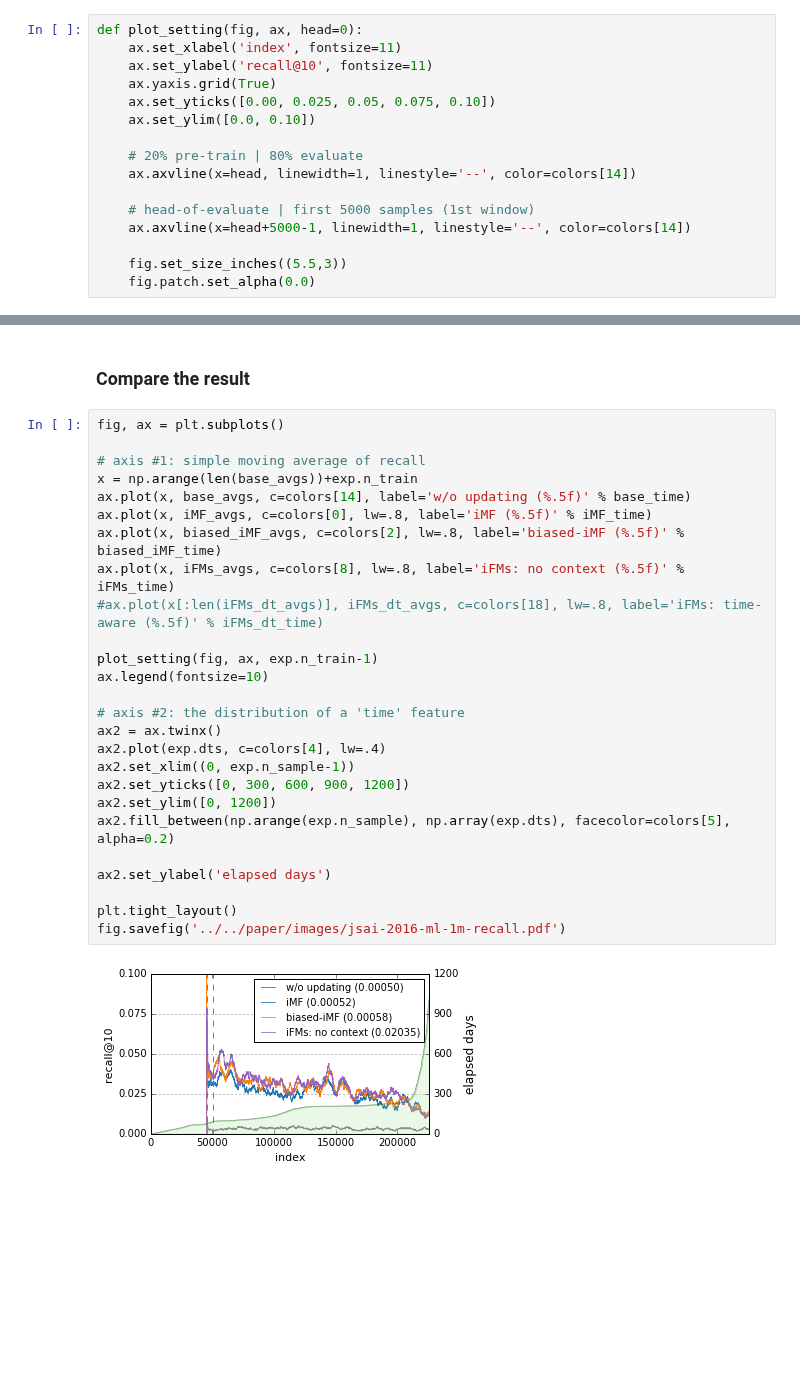
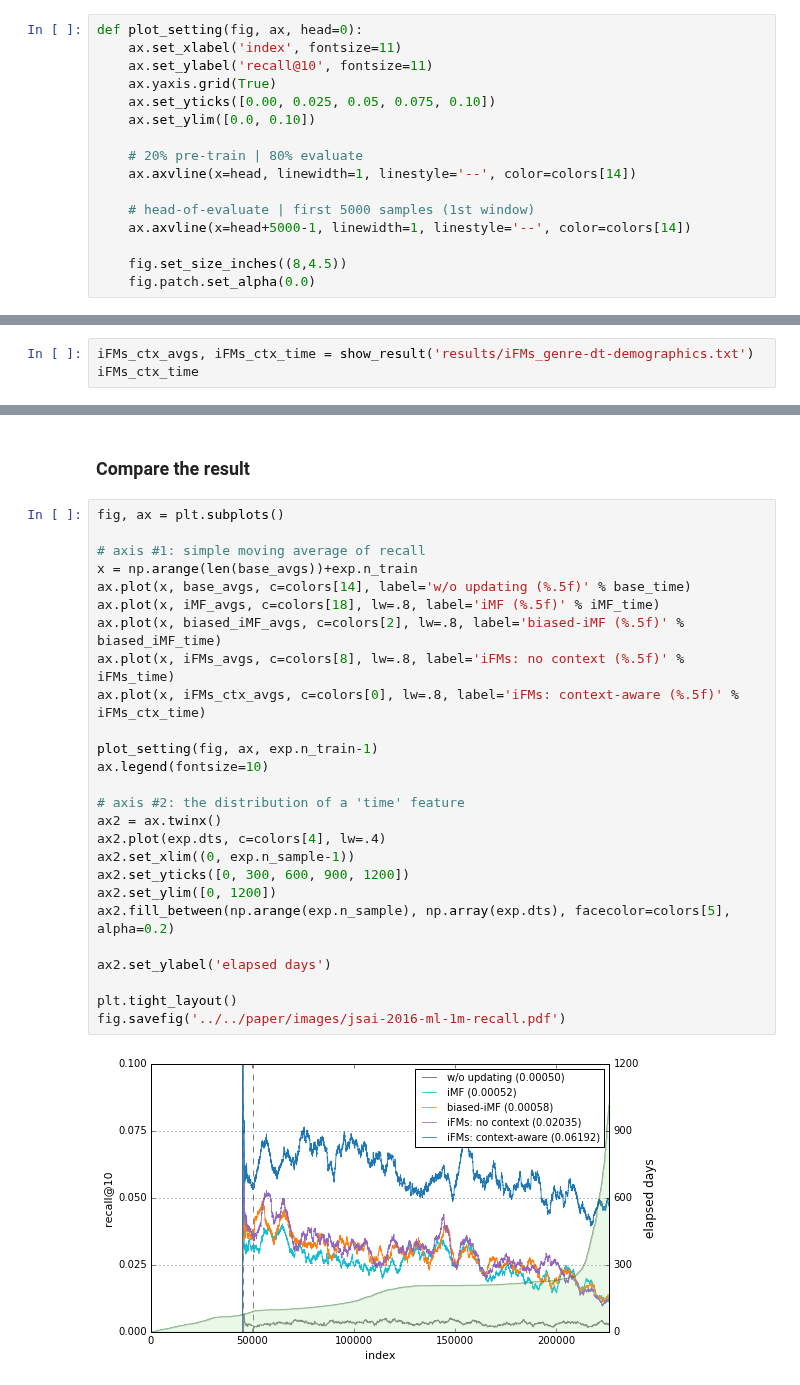
Before and after one commit to takuti/stream-recommender, a Jupyter notebook: stream-recommender.ipynb, the cells around one changed output, grey strips where cells are left out. Saved outputs shown, nothing was run; the diff lists cells and outputs as text; blank space fills up the shorter version.

```diff
--- a/stream-recommender.ipynb
+++ b/stream-recommender.ipynb
@@ -66,7 +66,7 @@ def plot_setting(fig, ax, head=0):
     # head-of-evaluate | first 5000 samples (1st window)
     ax.axvline(x=head+5000-1, linewidth=1, linestyle='--', color=colors[14])
 
-    fig.set_size_inches((5.5,3))
+    fig.set_size_inches((8,4.5))
     fig.patch.set_alpha(0.0)
 # %%
 def show_result(path):
@@ -147,0 +145,3 @@ iFMs_dt_avgs, iFMs_dt_time = exp.iFMs(['dt'])
+# %%
+iFMs_ctx_avgs, iFMs_ctx_time = show_result('results/iFMs_genre-dt-demographics.txt')
+iFMs_ctx_time
@@ -150,28 +153,28 @@ iFMs_dt_avgs, iFMs_dt_time = exp.iFMs(['dt'])
 # %%
 fig, ax = plt.subplots()
 
 # axis #1: simple moving average of recall
 x = np.arange(len(base_avgs))+exp.n_train
 ax.plot(x, base_avgs, c=colors[14], label='w/o updating (%.5f)' % base_time)
-ax.plot(x, iMF_avgs, c=colors[0], lw=.8, label='iMF (%.5f)' % iMF_time)
+ax.plot(x, iMF_avgs, c=colors[18], lw=.8, label='iMF (%.5f)' % iMF_time)
 ax.plot(x, biased_iMF_avgs, c=colors[2], lw=.8, label='biased-iMF (%.5f)' % biased_iMF_time)
 ax.plot(x, iFMs_avgs, c=colors[8], lw=.8, label='iFMs: no context (%.5f)' % iFMs_time)
-#ax.plot(x[:len(iFMs_dt_avgs)], iFMs_dt_avgs, c=colors[18], lw=.8, label='iFMs: time-aware (%.5f)' % iFMs_dt_time)
+ax.plot(x, iFMs_ctx_avgs, c=colors[0], lw=.8, label='iFMs: context-aware (%.5f)' % iFMs_ctx_time)
 
 plot_setting(fig, ax, exp.n_train-1)
 ax.legend(fontsize=10)
 
 # axis #2: the distribution of a 'time' feature
 ax2 = ax.twinx()
 ax2.plot(exp.dts, c=colors[4], lw=.4)
 ax2.set_xlim((0, exp.n_sample-1))
 ax2.set_yticks([0, 300, 600, 900, 1200])
 ax2.set_ylim([0, 1200])
 ax2.fill_between(np.arange(exp.n_sample), np.array(exp.dts), facecolor=colors[5], alpha=0.2)
 
 ax2.set_ylabel('elapsed days')
 
 plt.tight_layout()
 fig.savefig('../../paper/images/jsai-2016-ml-1m-recall.pdf')
 # %% [output]
-[figure, old version]
+[figure, new version]
```
Also changed, not shown: parts of 7 cells of this notebook.
